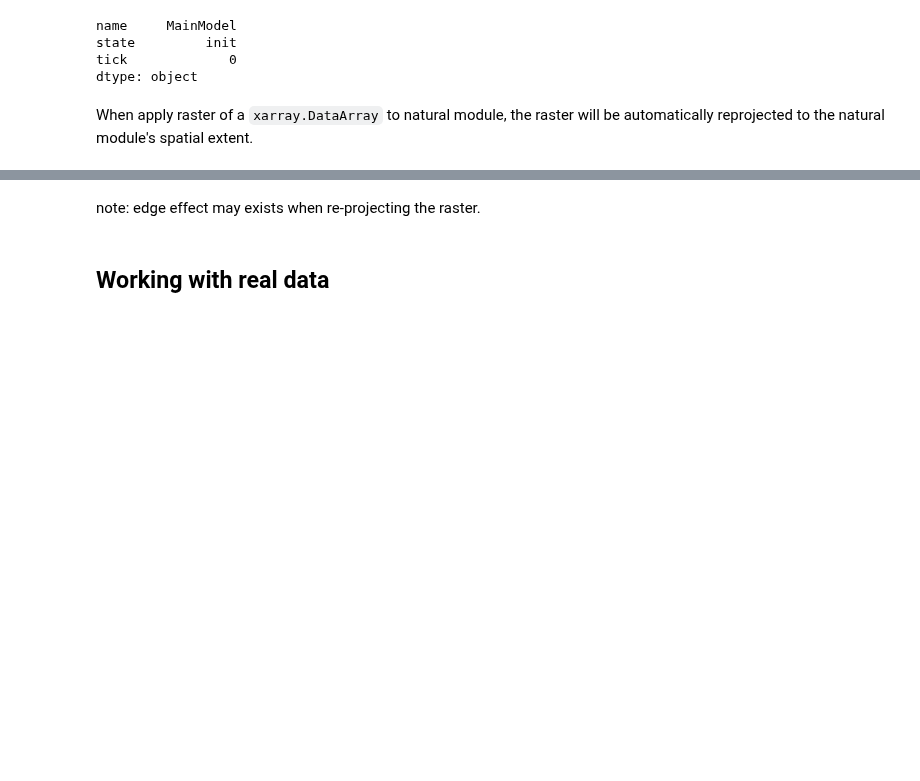
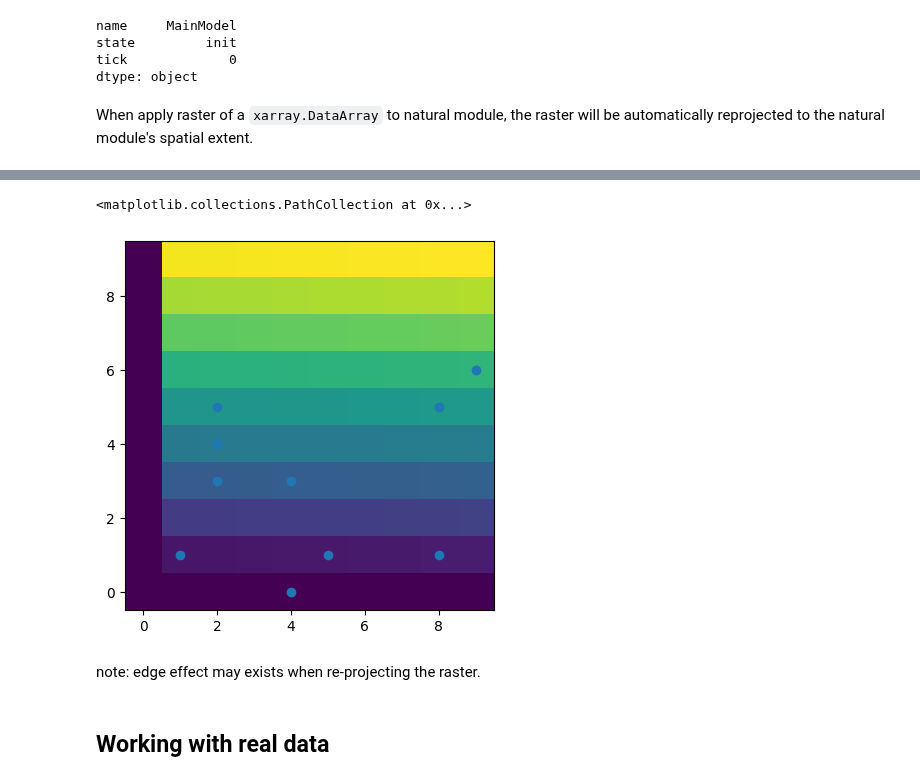
Before and after one commit to ABSESpy/ABSESpy, a Jupyter notebook: docs/tutorial/advanced/geodata.ipynb, the cells around one changed output, grey strips where cells are left out. Cells and saved outputs as stored; diff of their text form; code cells hidden in the pictures; blank space fills up the shorter version.

Commit message:
feat(src): :sparkles: viz for natural module

```diff
--- a/docs/tutorial/advanced/geodata.ipynb
+++ b/docs/tutorial/advanced/geodata.ipynb
@@ -119,3 +140,13 @@ module.get_xarray("test").plot()
+# %%
+model.actors.array("pos")
+import matplotlib.pyplot as plt
+
+fig, ax = plt.subplots()
+ax.imshow(module.get_xarray("test"), origin="lower")
+ax.scatter(*model.actors.array("pos").T)
+# %% [output]
+<matplotlib.collections.PathCollection at 0x...>
+[figure, added]
 # %% [markdown]
 note: edge effect may exists when re-projecting the raster.
 # %% [markdown]
```
Also changed, not shown: parts of 4 cells of this notebook, 10 other files.
